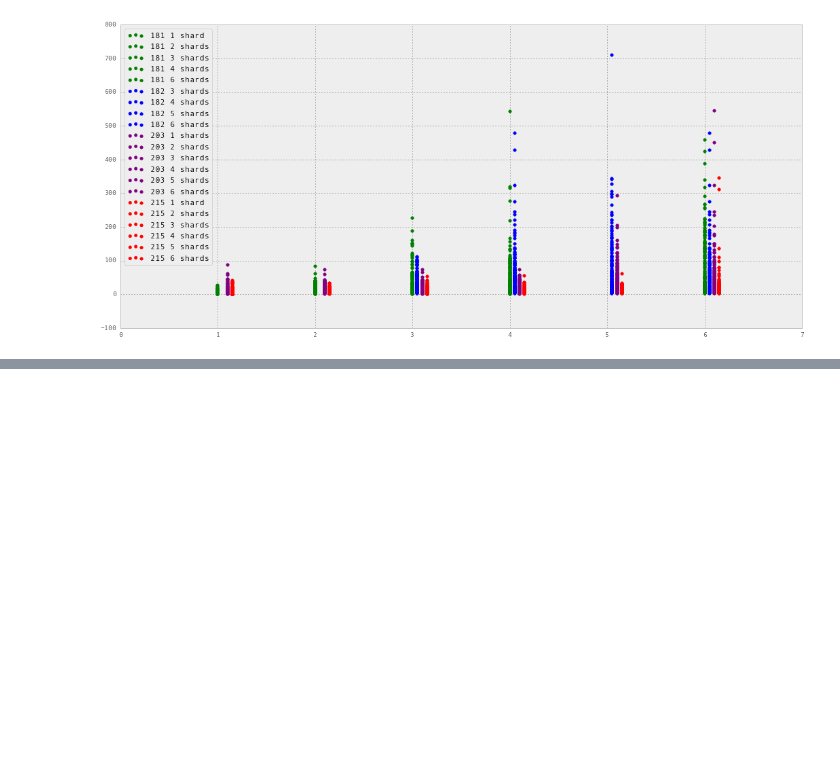
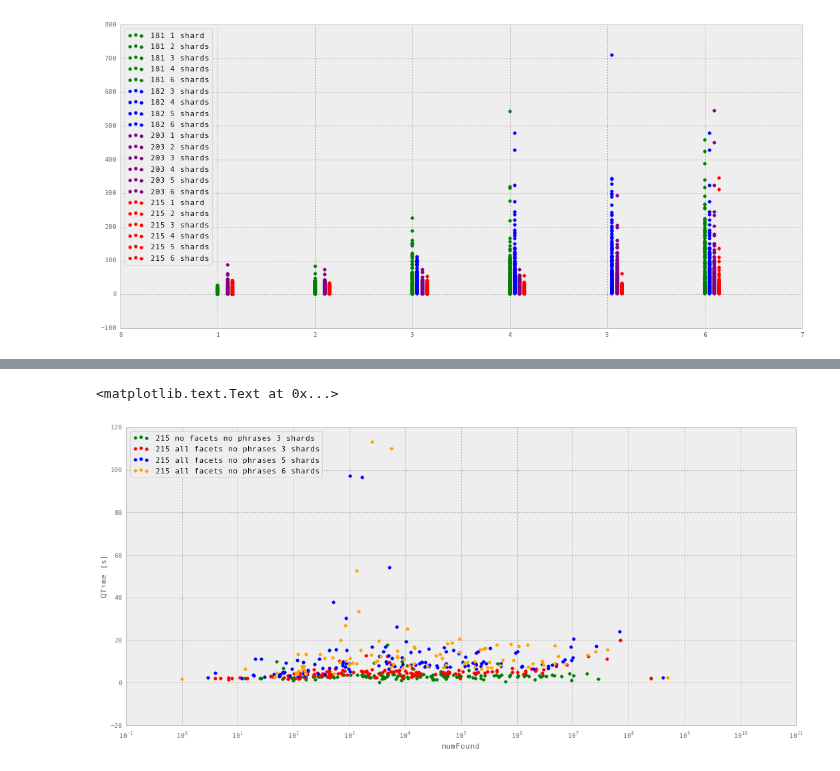
Before and after one commit to anjackson/keeping-codes, a Jupyter notebook: experiments/solr-query-performance-benchmarking.ipynb, the cells around one changed output, grey strips where cells are left out. Saved outputs shown, nothing was run; the diff lists cells and outputs as text; code cells hidden in the pictures; blank space fills up the shorter version.

Commit message:
Added facet.limit=10 data.

```diff
--- a/experiments/solr-query-performance-benchmarking.ipynb
+++ b/experiments/solr-query-performance-benchmarking.ipynb
@@ -300,0 +307,19 @@ Reading the Solr mailing lists, having too much RAM can lead to long GC pauses.
+# %%
+qtnfnp215_3s, nfnfnp215_3s = loadSB2("solr-bench/testv3-no-facets-no-phrases-215-3s.log")
+qtafnp215_3s, nfafnp215_3s = loadSB2("solr-bench/testv3-all-facets-no-phrases-215-3s.log")
+qtafnp215_5s, nfafnp215_5s = loadSB2("solr-bench/testv3-all-facets-no-phrases-215-5s.log")
+qtafnp215_6s, nfafnp215_6s = loadSB2("solr-bench/testv3-all-facets-no-phrases-215-6s.log")
+
+fig = plt.figure(figsize=(18, 8))
+plt.scatter(nfnfnp215_3s, qtnfnp215_3s, label="215 no facets no phrases 3 shards", color="green");
+plt.scatter(nfafnp215_3s, qtafnp215_3s, label="215 all facets no phrases 3 shards", color="red");
+plt.scatter(nfafnp215_5s, qtafnp215_5s, label="215 all facets no phrases 5 shards", color="blue");
+plt.scatter(nfafnp215_6s, qtafnp215_6s, label="215 all facets no phrases 6 shards", color="orange");
+plt.legend(loc=2)
+plt.semilogx()
+plt.xlim([1e-1,10e10])
+plt.ylabel("QTime [s]")
+plt.xlabel("numFound")
+# %% [output]
+<matplotlib.text.Text at 0x...>
+[figure, added]
```
Also changed, not shown: parts of 10 cells of this notebook, 10 other files.
